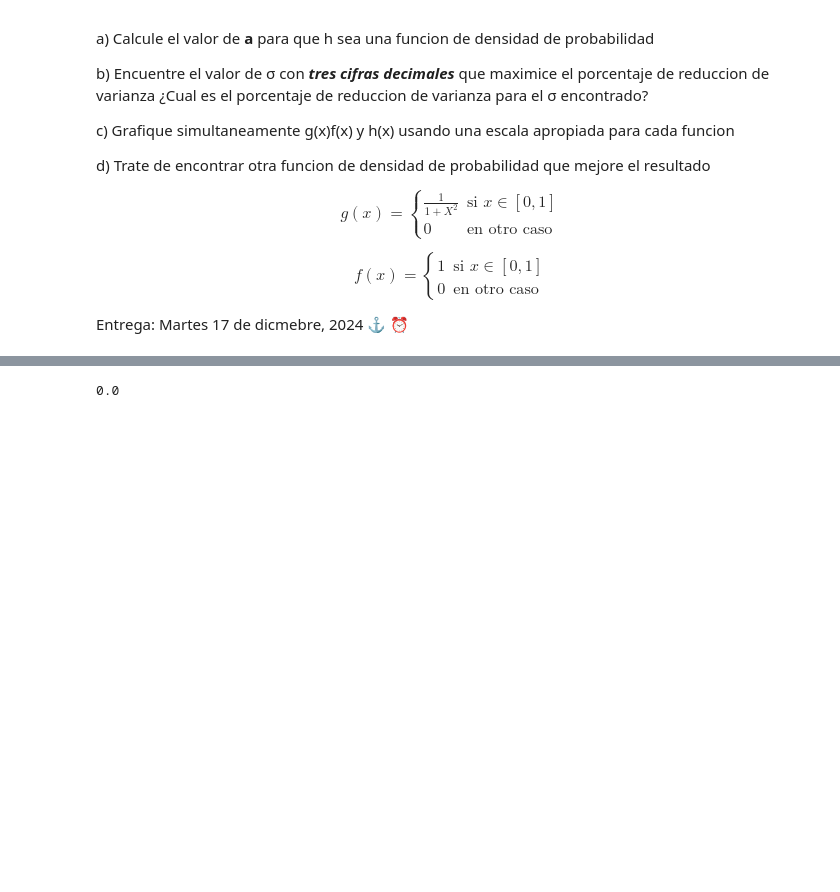
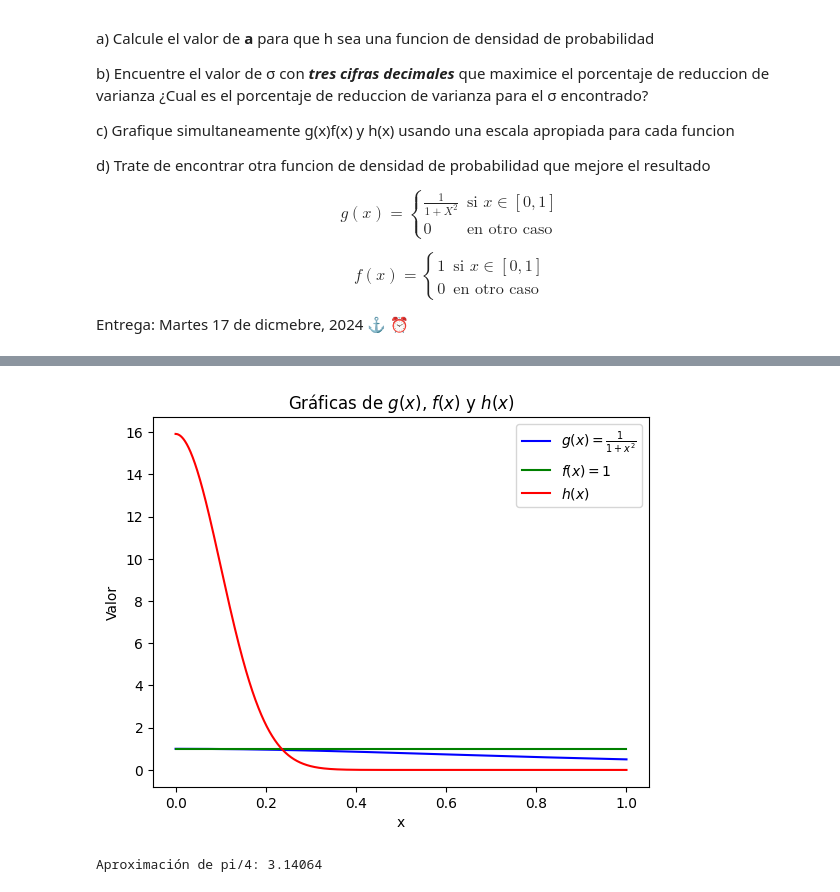
Before and after one commit to Jair-RM/Simulacion-I-Figols, a Jupyter notebook: Proyecto_3er_parcial_.ipynb, the cells around one changed output, grey strips where cells are left out. Cells and saved outputs as stored; diff of their text form; code cells hidden in the pictures; blank space fills up the shorter version.

```diff
--- a/Proyecto_3er_parcial_.ipynb
+++ b/Proyecto_3er_parcial_.ipynb
@@ -124,5 +176,0 @@ La integral es igual a pi/4 =  0.7853981633974483
-# %%
-from math import tan
-print(tan(0))
-# %% [output]
-0.0
@@ -128,0 +203,55 @@ print(tan(0))
+# %%
+import numpy as np
+from math import erf
+import matplotlib.pyplot as plt
+
+# Definimos las funciones
+def g(x):
+    return 1 / (1 + x**2)
+
+def f(x):
+    return np.ones_like(x)
+
+def h(x, a, sigma):
+    return a / (np.sqrt(2 * np.pi * sigma**2)) * np.exp(-x**2 / (2 * sigma**2))
+
+# Parámetros
+sigma = 0.1  # Para ilustración
+a = 1 / (np.sqrt(2 * np.pi * sigma**2) * (erf(1 / (np.sqrt(2) * sigma)) - erf(0)))  # Calcular 'a'
+
+# Crear un arreglo de valores x
+x = np.linspace(0, 1, 1000)
+
+# Graficar
+plt.plot(x, g(x), label=r'$g(x) = \frac{1}{1 + x^2}$', color='blue')
+plt.plot(x, f(x), label=r'$f(x) = 1$', color='green')
+plt.plot(x, h(x, a, sigma), label=r'$h(x)$', color='red')
+plt.legend()
+plt.xlabel('x')
+plt.ylabel('Valor')
+plt.title('Gráficas de $g(x)$, $f(x)$ y $h(x)$')
+plt.show()
+# %% [output]
+[figure, added]
+# %%
+import random
+import numpy as np
+
+# Número de muestras
+n = 100000
+
+# Variables para el conteo de las muestras
+count_inside = 0
+
+# Realizamos el muestreo
+for i in range(n):
+    # Generamos un número aleatorio x en [0,1] y evaluamos la función
+    x = random.uniform(0, 1)
+    if 1 / (1 + x**2) > random.uniform(0, 1):
+        count_inside += 1
+
+# Aproximación a la integral
+pi_approx = 4 * count_inside / n
+print(f"Aproximación de pi/4: {pi_approx}")
+# %% [output]
+Aproximación de pi/4: 3.14064
```
Also changed, not shown: parts of 3 cells of this notebook.
